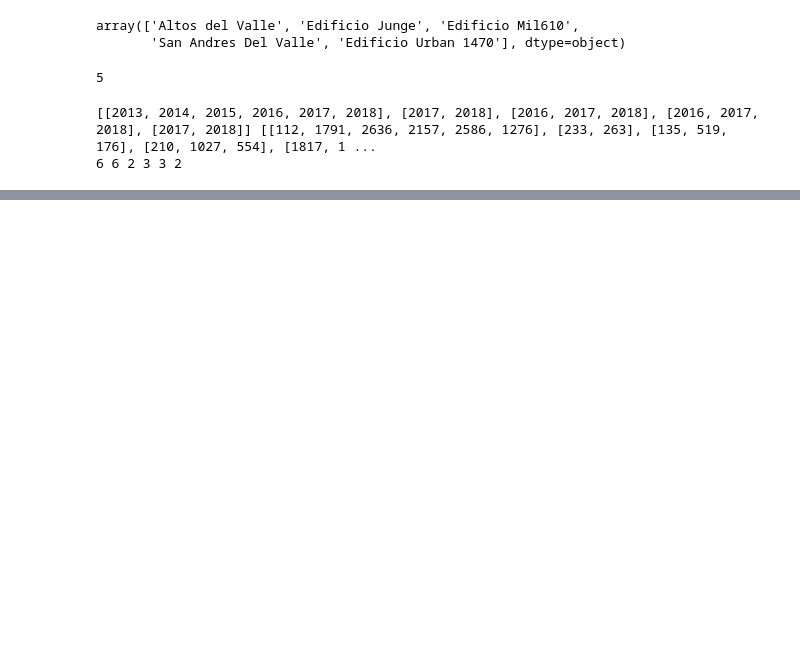
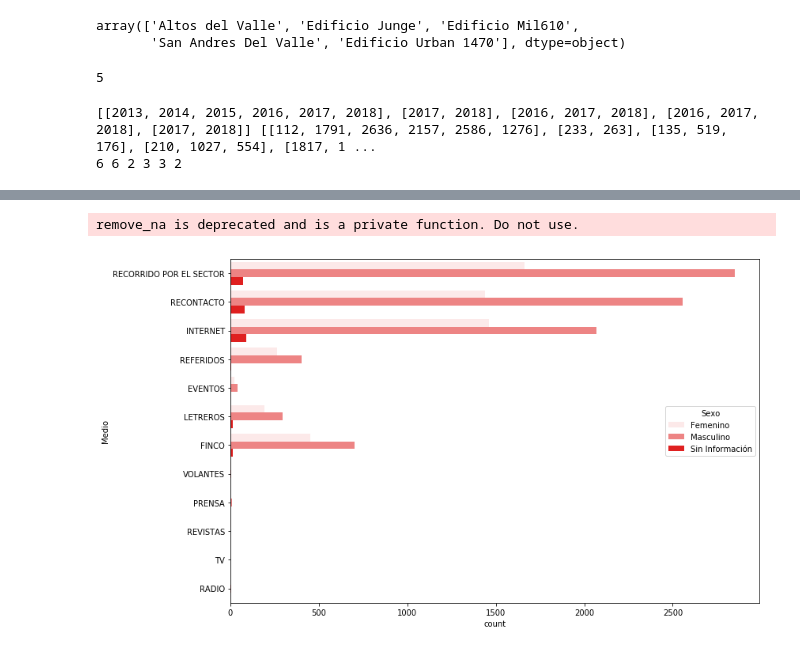
Before and after one commit to jcardenaslie/AitueDataPlotly_web, a Jupyter notebook: Plotly lab.ipynb, the cells around one changed output, grey strips where cells are left out. Cells and saved outputs as stored; diff of their text form; code cells hidden in the pictures; blank space fills up the shorter version.

Commit message:
Pie chart cambia con columna, Bar chart en base a 2 columnas, y bar chart por periodo.

```diff
--- a/Untitled.ipynb
+++ b/Plotly lab.ipynb
@@ -224,3 +232,10 @@ fig = go.Figure(data=data, layout=layout)
 py.iplot(fig, filename='marker-h-bar')
 # %% [output]
 [interactive output not drawn]
+# %%
+plt.figure(figsize=(12,8))
+sns.countplot(y="Medio",hue='Sexo', data=cot_all, color="r", orient='vertical');
+plt.show()
+# %% [output]
+remove_na is deprecated and is a private function. Do not use.
+[figure, added]
```
Also changed, not shown: parts of 10 cells of this notebook, 4 other files.
